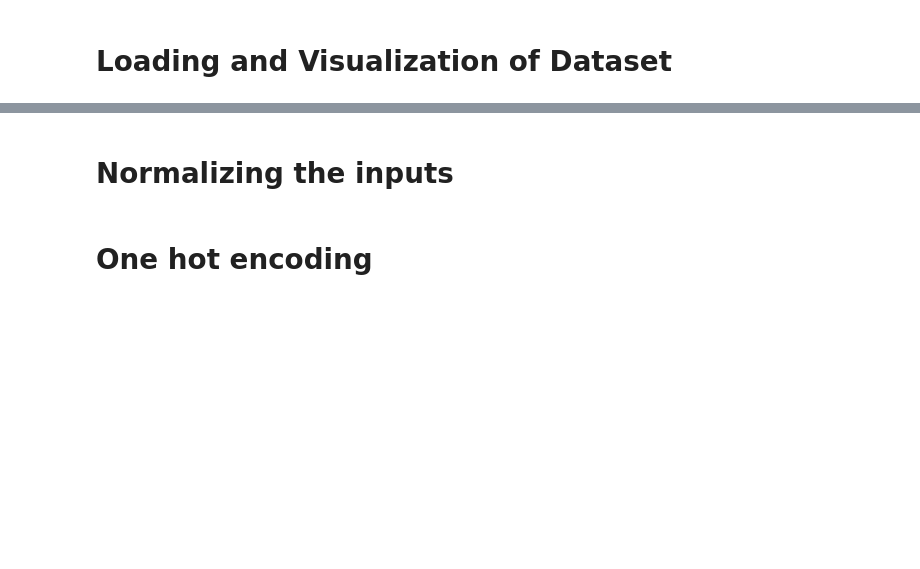
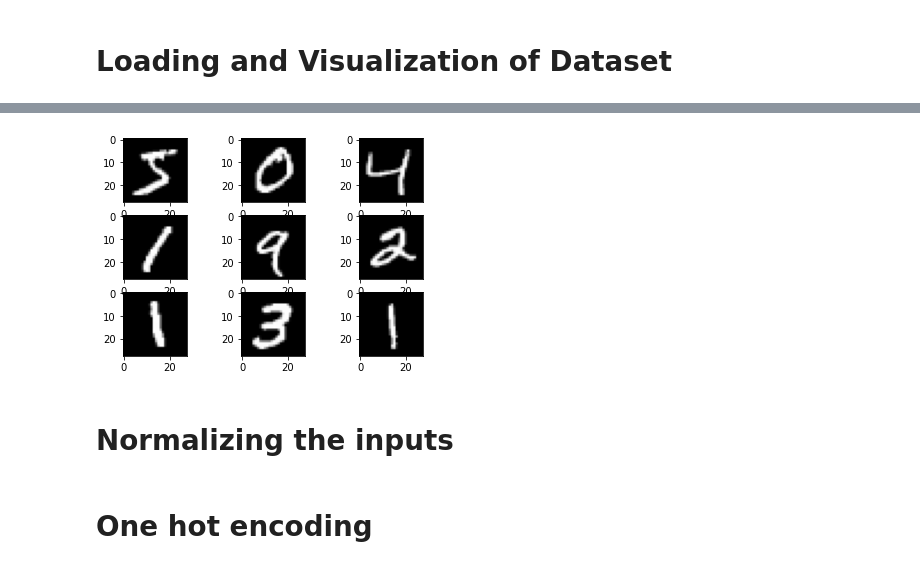
Before and after one commit to ashaaher/Deep-Learning, a Jupyter notebook: HW1_MNIST_NN.ipynb, the cells around one changed output, grey strips where cells are left out. Cells and saved outputs as stored; diff of their text form; code cells hidden in the pictures; blank space fills up the shorter version.

```diff
--- a/HW1_MNIST_NN.ipynb
+++ b/HW1_MNIST_NN.ipynb
@@ -30,7 +26,7 @@ We recommend you upgrade now or ensure your notebook will continue to use Tensor
 # Loading and Visualization of Dataset
 # %%
 from keras.datasets import mnist
-(x_train_label,y_train_label),(x_test_label,y_test_label)=mnist.load_data()
+(x_train,y_train),(x_test,y_test)=mnist.load_data()
 for i in range(0, 9):
 	pyplot.subplot(330 + 1 + i)
 	pyplot.imshow(x_train[i], cmap=pyplot.get_cmap('gray'))
@@ -40,3 +34,4 @@ Downloading data from https://s3.amazonaws.com/img-datasets/mnist.npz
+[figure, added]
 # %% [markdown]
 # Normalizing the inputs
 # %%
```
Also changed, not shown: parts of 13 cells of this notebook.
